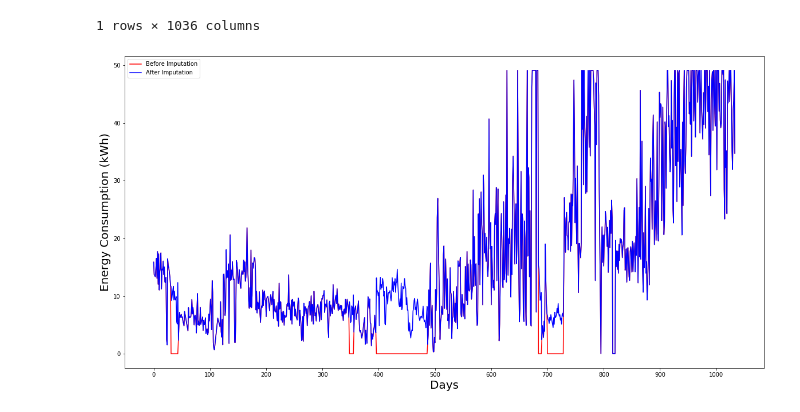
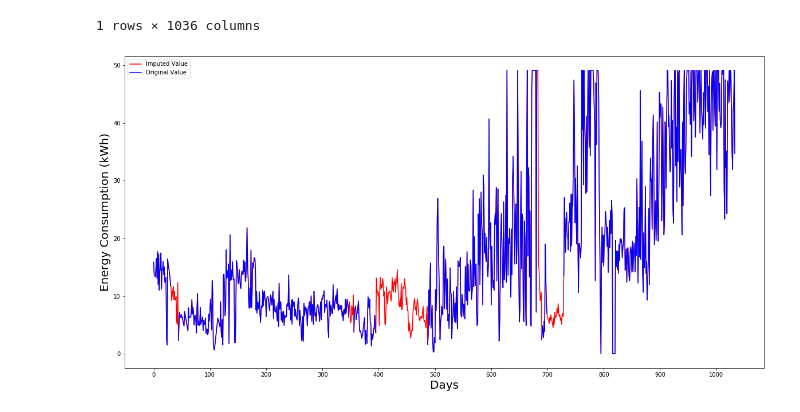
Before and after one commit to vmm221313/Energy_Theft, a Jupyter notebook: impute/eDTWBI.ipynb, the cells around one changed output. Cells and saved outputs as stored; diff of their text form; code cells hidden in the pictures.

Commit message:
Updated imputed plots for better visualization

```diff
--- a/impute/eDTWBI.ipynb
+++ b/impute/eDTWBI.ipynb
@@ -295,14 +295,16 @@ df_edtwbi_impute[df_edtwbi_impute['2016/9/7'] == 43.84000]
 |  | 2014/1/1 | 2014/1/10 | 2014/1/11 | 2014/1/12 | 2014/1/13 | 2014/1/14 | 2014/1/15 | 2014/1/16 | 2014/1/17 | ... |
 | 28 | 15.88 | 13.71 | 13.58 | 13.36 | 14.74 | 16.54 | 13.07 | 17.71 | 12.04 | ... |
 1 rows × 1036 columns
+# %%
+df[df==0]=None
 # %%
 plt.figure(figsize=(20, 10))
-plt.plot(df.iloc[28][:-2], color='red')
-plt.plot(df_edtwbi_impute.iloc[28][:-2], color='blue')
+plt.plot(df_edtwbi_impute.iloc[28][:-2], color='red')
+plt.plot(df.iloc[28][:-2], color='Blue')
 plt.xticks(range(0, len(df.iloc[28][:-2]), 100), range(0, len(df.iloc[28][:-2]), 100))
 plt.xlabel('Days', fontsize=20)
 plt.ylabel('Energy Consumption (kWh)', fontsize=20)
-plt.legend(['Before Imputation', 'After Imputation'])
+plt.legend(['Imputed Value', 'Original Value'])
 plt.savefig('../plots/impute/eDTWBI.png')
 # %% [output]
-[figure, old version]
+[figure, new version]
```
Also changed, not shown: 5 other files.
